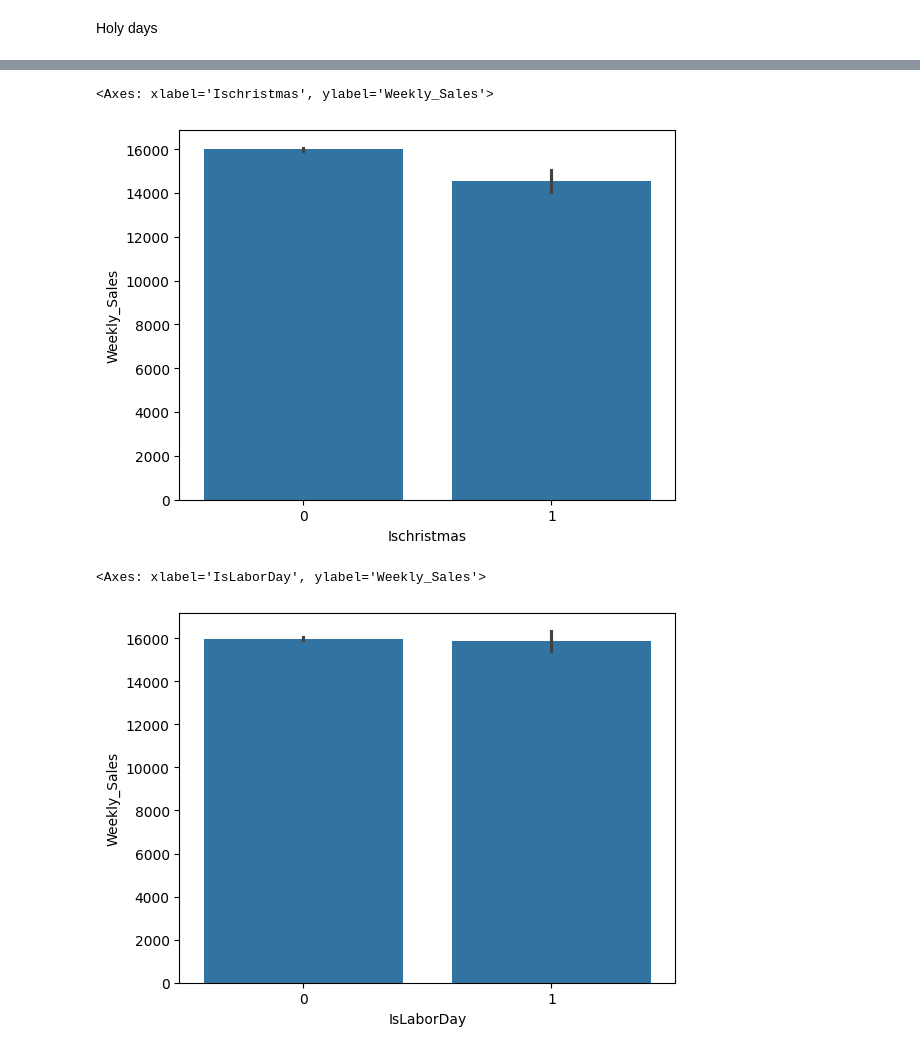
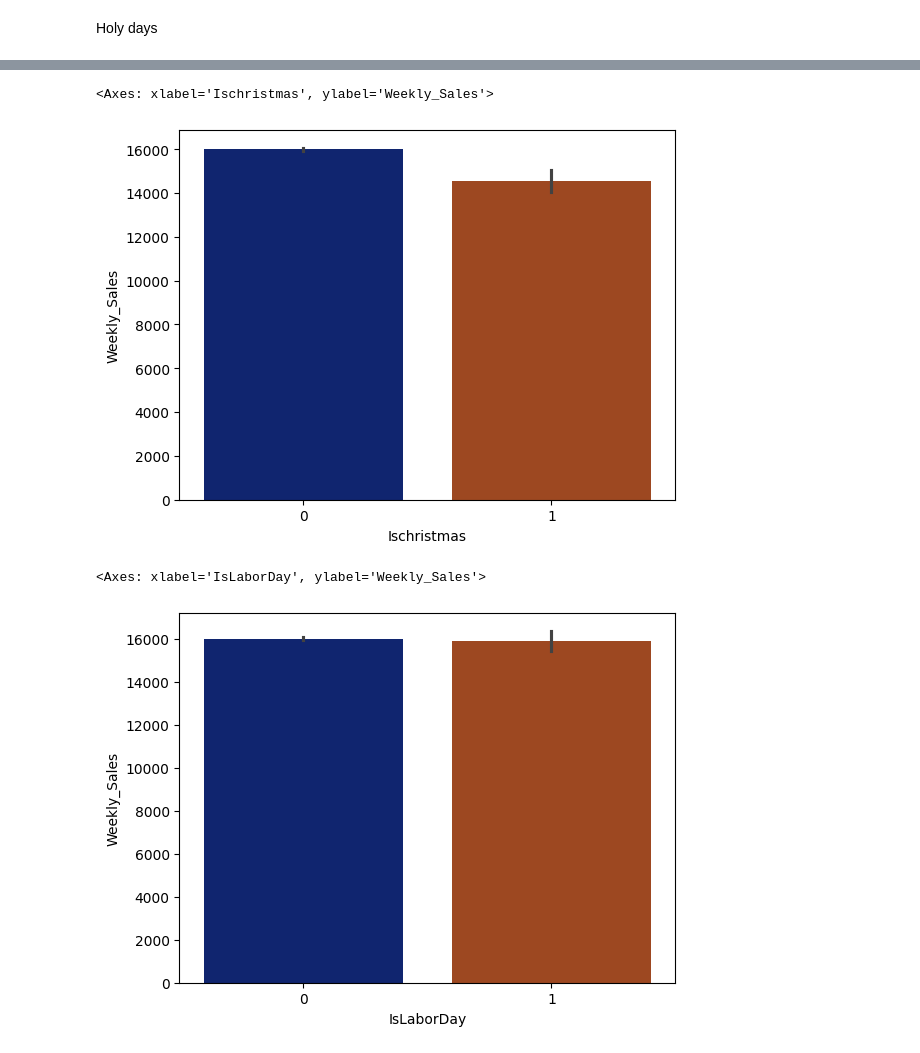
Before and after one commit to SauloCJ/Data_Science, a Jupyter notebook: Walmart Store Sales/walmart_store_sales.ipynb, the cells around one changed output, grey strips where cells are left out. Saved outputs shown, nothing was run; the diff lists cells and outputs as text; code cells hidden in the pictures.

Commit message:
walmart_store_sales

```diff
--- a/Walmart Store Sales/walmart_store_sales.ipynb
+++ b/Walmart Store Sales/walmart_store_sales.ipynb
@@ -251,9 +251,11 @@ o markdown pode ser substituido por 0 logo que pode significar que não teve pro
 Holy days
 # %%
 train['IsHoliday'] = [1 if x == True else 0 for x in train['IsHoliday']]
+# %%
+df = train.merge(features, on=['Store', 'Date'], how='inner').merge(stores, on=['Store'], how='inner')
 # %%
-train['Date'] = pd.to_datetime(train['Date'])
-train['IsSuperbowl'] = train['Date'].apply(lambda x: 1 if (x.month == 2 and x.day in [8, 10, 11, 12]) else 0)
-train['IsLaborDay'] = train['Date'].apply(lambda x: 1 if (x.month == 9 and x.day in [6, 7, 9, 10]) else 0)
-train['Ischristmas'] = train['Date'].apply(lambda x: 1 if (x.month == 12 and x.day in [27, 28, 30, 31]) else 0)
-train['IsThanksgiving'] = train['Date'].apply(lambda x: 1 if (x.month == 11 and x.day in [22, 23, 24, 25]) else 0)
+df['Date'] = pd.to_datetime(df['Date'])
+df['IsSuperbowl'] = df['Date'].apply(lambda x: 1 if (x.month == 2 and x.day in [8, 10, 11, 12]) else 0)
+df['IsLaborDay'] = df['Date'].apply(lambda x: 1 if (x.month == 9 and x.day in [6, 7, 9, 10]) else 0)
+df['Ischristmas'] = df['Date'].apply(lambda x: 1 if (x.month == 12 and x.day in [27, 28, 30, 31]) else 0)
+df['IsThanksgiving'] = df['Date'].apply(lambda x: 1 if (x.month == 11 and x.day in [22, 23, 24, 25]) else 0)
@@ -265,11 +284,11 @@ sns.barplot(x='IsThanksgiving', y='Weekly_Sales', data=train )
 # %%
-sns.barplot(x='Ischristmas', y='Weekly_Sales', data=train )
+sns.barplot(x='Ischristmas', y='Weekly_Sales', data=df, palette='dark' )
 # %% [output]
 <Axes: xlabel='Ischristmas', ylabel='Weekly_Sales'>
-[figure, old version]
+[figure, new version]
 # %%
-sns.barplot(x='IsLaborDay', y='Weekly_Sales', data=train )
+sns.barplot(x='IsLaborDay', y='Weekly_Sales', data=df, palette='dark')
 # %% [output]
 <Axes: xlabel='IsLaborDay', ylabel='Weekly_Sales'>
-[figure, old version]
+[figure, new version]
 # %%
```
Also changed, not shown: parts of 7 cells of this notebook.
